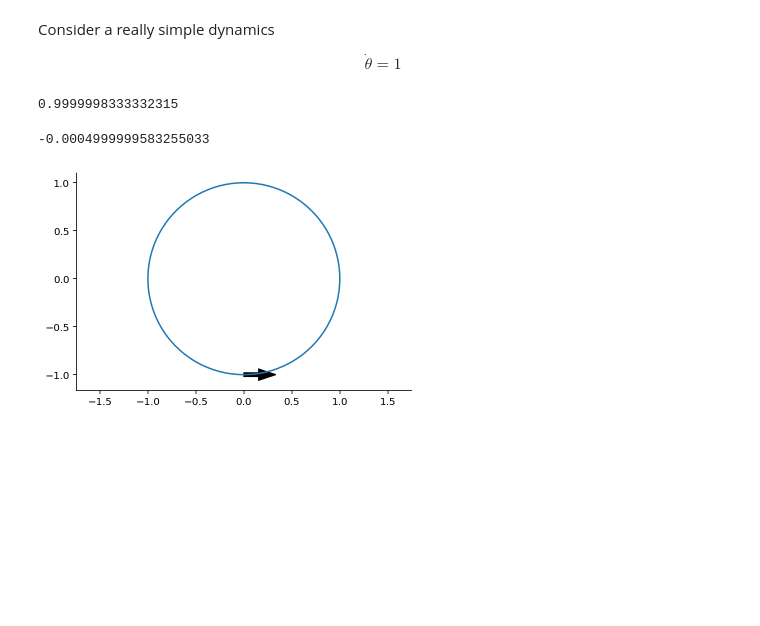
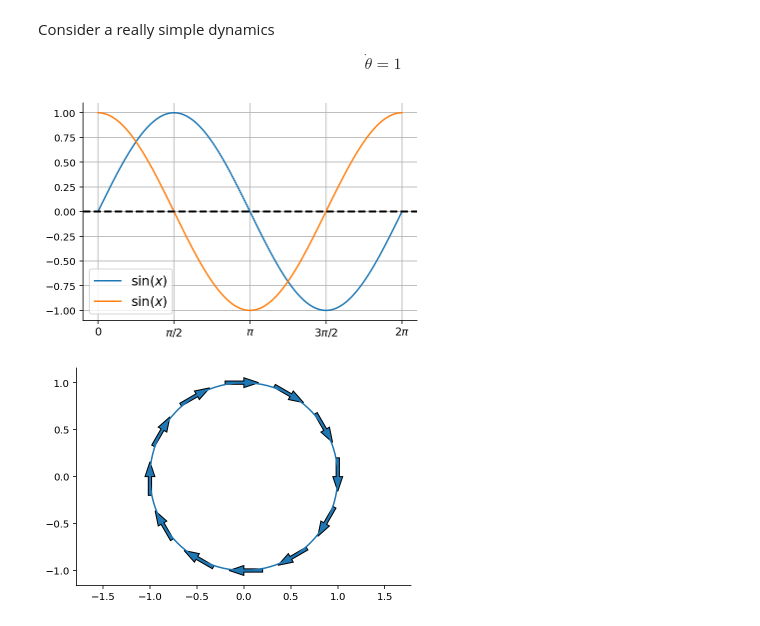
Before and after one commit to gerdm/QMUL, a Jupyter notebook: MTH744P-dynamical-systems/l04-flow-on-circle.ipynb, the cells around one changed output. Cells and saved outputs as stored; diff of their text form; code cells hidden in the pictures; blank space fills up the shorter version.

```diff
--- a/MTH744P-dynamical-systems/l04-flow-on-circle.ipynb
+++ b/MTH744P-dynamical-systems/l04-flow-on-circle.ipynb
@@ -28,19 +28,12 @@ y_delta = - r * np.sin(theta0)
-# %%
-eps = 1e-3
-(r * np.sin(theta0) - r * np.sin(theta0 + eps)) / eps
-# %% [output]
-0.9999998333332315
-# %%
-eps = 1e-3
-(r * np.cos(theta0) - r * np.cos(theta0 + eps)) / eps
-# %% [output]
--0.0004999999583255033
-# %%
-r = 1
-theta = np.linspace(0, 2 * np.pi, 100)
-
-plt.plot(r * np.sin(theta), r * np.cos(theta))
-plt.arrow(x0, y0, 1 / 3, 0.00004, length_includes_head=True, width=0.04, color="black")
-plt.axis("equal");
-# %% [output]
-[figure, removed]
+# %%
+theta_range = np.linspace(0, 2 * np.pi, 100)
+xticks = ["0", r"$\pi/2$", r"$\pi$",r"$3\pi/2$",r"$2\pi$",]
+xticks_values = np.arange(0, 2 * np.pi + np.pi / 2, np.pi / 2)
+plt.plot(theta_range, np.sin(theta_range), label="$\sin(x)$")
+plt.plot(theta_range, np.cos(theta_range), label="$\sin(x)$")
+plt.xticks(xticks_values, xticks, fontsize=11)
+plt.axhline(y=0, c="black", linewidth=2, linestyle="--")
+plt.legend(fontsize=13)
+plt.grid()
+# %% [output]
+[figure, added]
@@ -46,0 +61,9 @@ plt.axis("equal");
+# %%
+theta_init = np.arange(0, 2 * np.pi, np.pi / 6)
+
+def f(theta):
+    return 1
+
+plot_circular_dynamics(theta_init, f)
+# %% [output]
+[figure, added]
```
Also changed, not shown: parts of 8 cells of this notebook.
